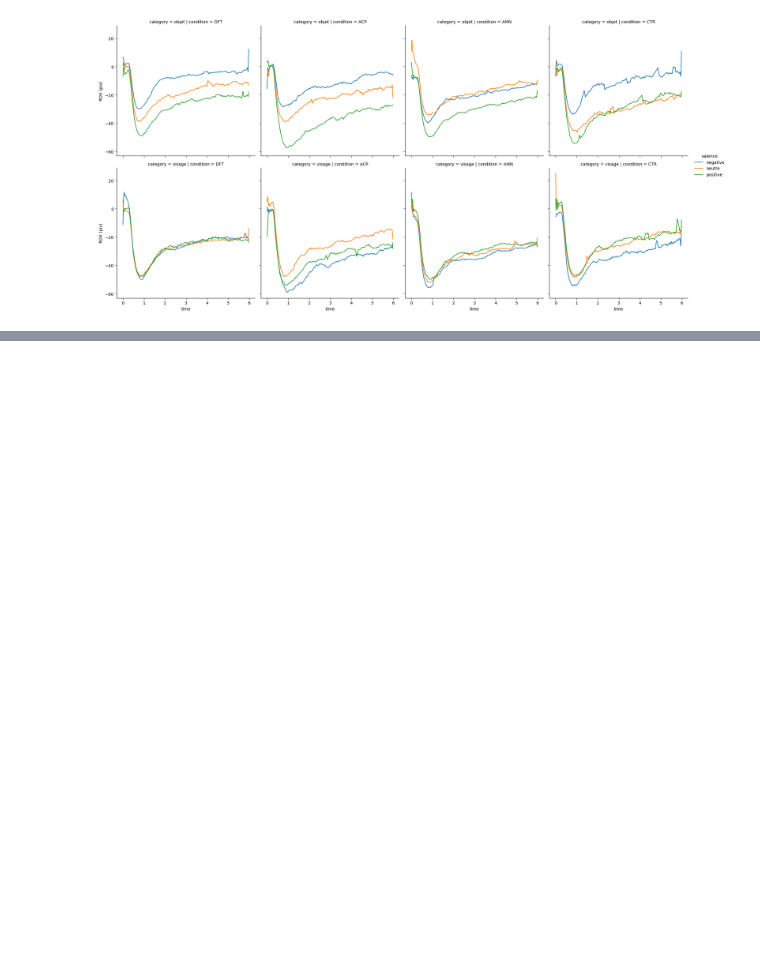
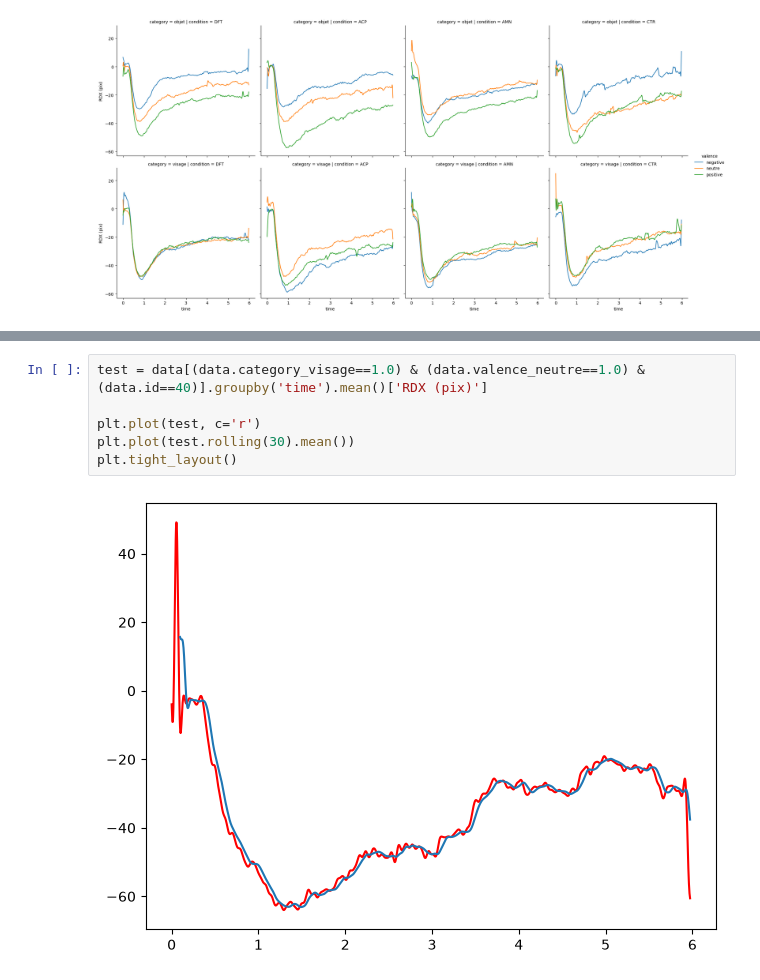
Before and after one commit to arthbreaker/2026_M1_internship, a Jupyter notebook: pipeline.ipynb, the cells around one changed output, grey strips where cells are left out. Saved outputs shown, nothing was run; the diff lists cells and outputs as text; blank space fills up the shorter version.

```diff
--- a/pipeline.ipynb
+++ b/pipeline.ipynb
@@ -652,0 +482,8 @@ sns.relplot(data, x='time', y='RDX (pix)', col='condition', row='category', hue=
+# %%
+test = data[(data.category_visage==1.0) & (data.valence_neutre==1.0) & (data.id==40)].groupby('time').mean()['RDX (pix)']
+
+plt.plot(test, c='r')
+plt.plot(test.rolling(30).mean())
+plt.tight_layout()
+# %% [output]
+[figure, added]
```
Also changed, not shown: parts of 38 cells of this notebook, 8 other files.
